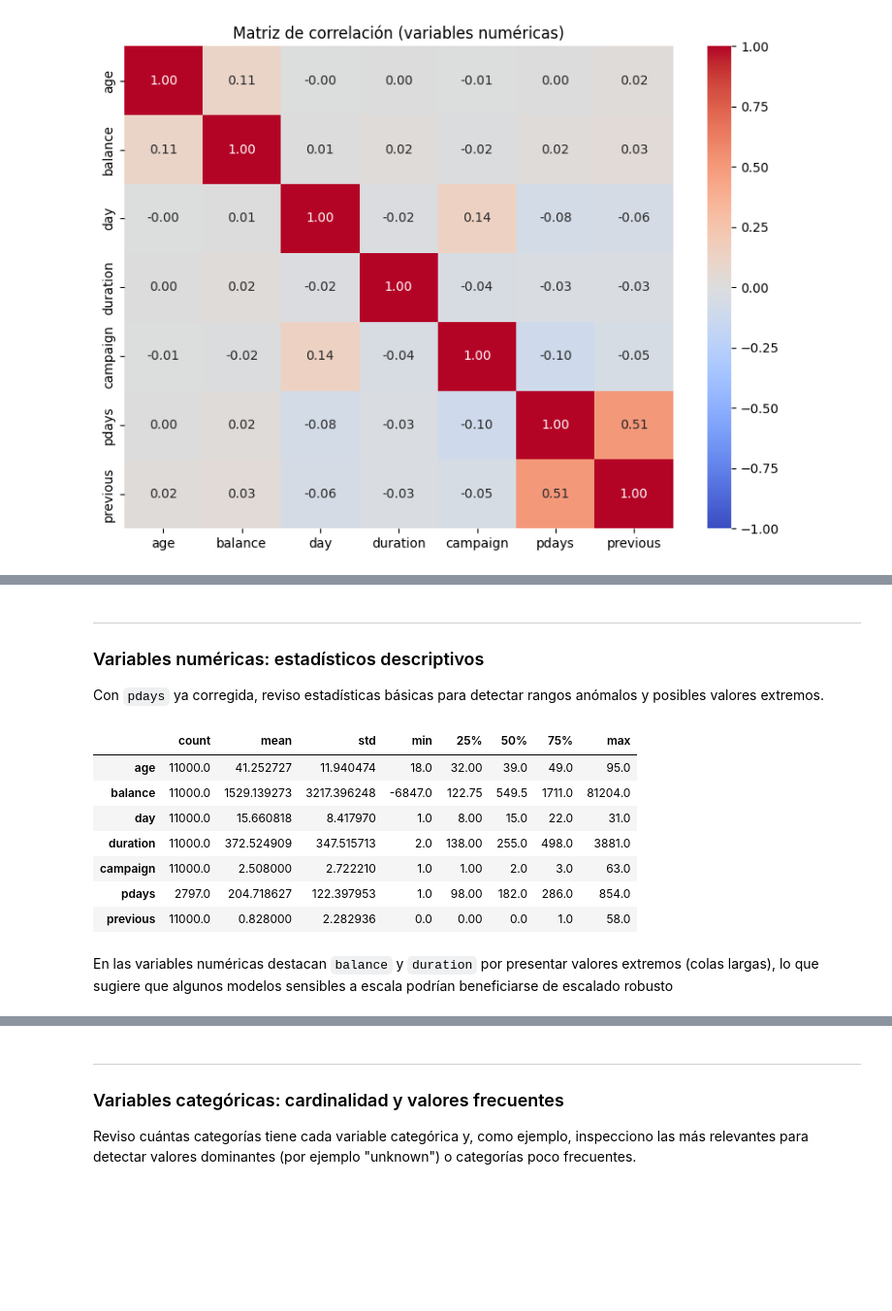
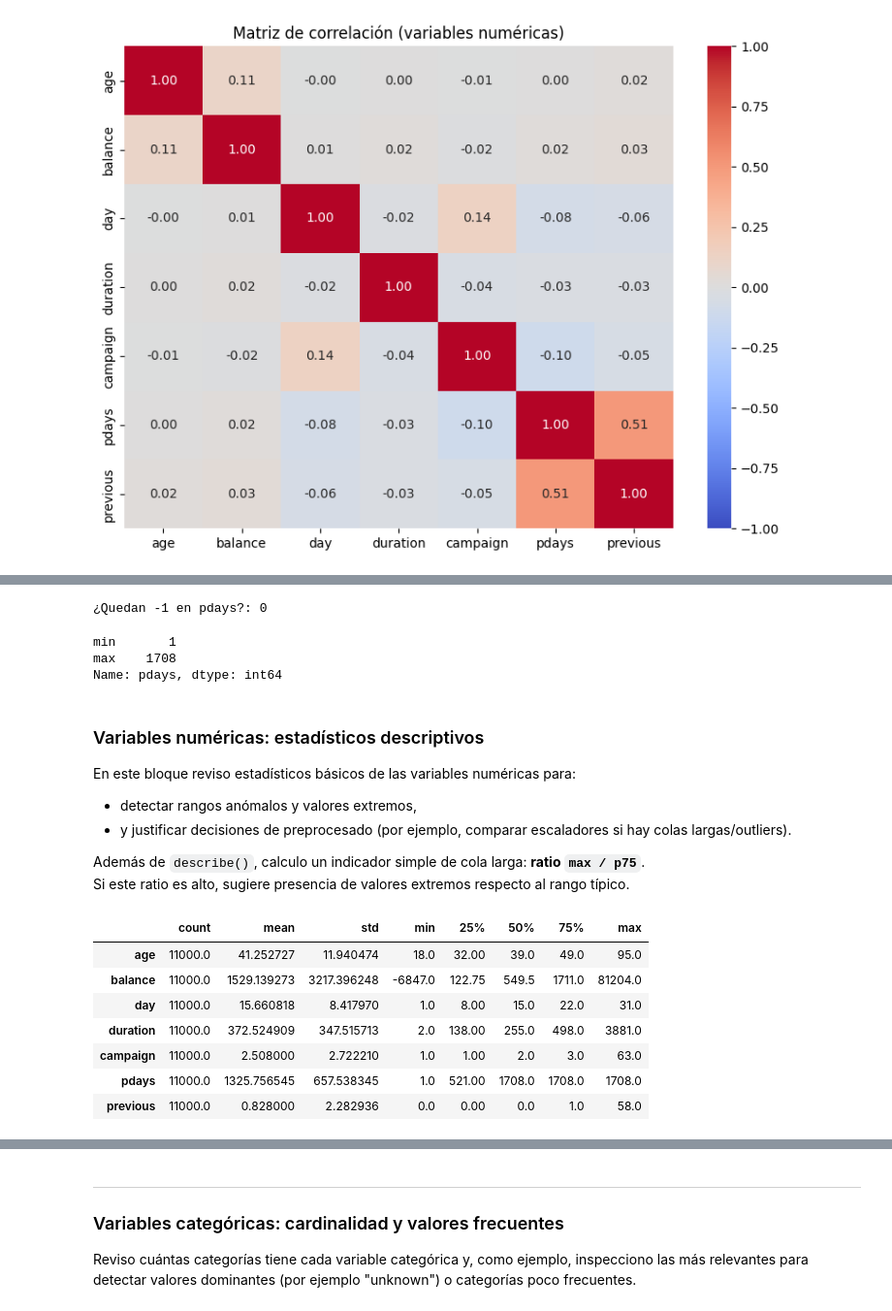
Before and after one commit to DiegoVa6/Grupo05_Practica1, a Jupyter notebook: exercise.ipynb, the cells around one changed output, grey strips where cells are left out. Shown at 97% size. Drawn from its saved outputs; the diff is of its cells as text; code cells hidden in the pictures; blank space fills up the shorter version.

Commit message:
fixed first part of EDA to be simpler and easier to read

```diff
--- a/exercise.ipynb
+++ b/exercise.ipynb
@@ -155,0 +177,5 @@ np.int64(0)
+# %%
+num_cols = X.select_dtypes(include=["int64", "float64"]).columns.tolist()
+cat_cols = X.select_dtypes(include=["object", "category"]).columns.tolist()
+print(f"Numéricas ({len(num_cols)}): {', '.join(num_cols)}")
+print(f"Categóricas ({len(cat_cols)}): {', '.join(cat_cols)}")
@@ -207,3 +227,0 @@ Para separar el concepto “¿hubo contacto previo?” del valor numérico “¿
-# %%
-X["npdays"] = (X["pdays"] != -1).astype(int)
-X["pdays"] = X["pdays"].replace(-1, np.nan)
@@ -222,0 +246,19 @@ np.float64(74.57272727272726)
+# %%
+# Rango real de pdays (sin -1)
+pdays_real = X.loc[X["pdays"] != -1, "pdays"]
+
+# (opcional) Histograma solo de valores reales
+plt.hist(pdays_real, bins=30)
+plt.title("Distribución de pdays (sin -1)")
+plt.xlabel("pdays"); plt.ylabel("Frecuencia")
+plt.show()
+
+# Máximo real y valor de recodificación
+pdays_max_real = pdays_real.max()
+pdays_fill_value = int(2 * pdays_max_real)
+
+print("Máximo pdays real (sin -1):", pdays_max_real)
+print("Valor asignado a 'no contacto previo' (2*max):", pdays_fill_value)
+
+# Recodificación final
+X["pdays"] = X["pdays"].replace(-1, pdays_fill_value)
@@ -223,18 +269,33 @@ np.float64(74.57272727272726)
+# %%
+# Checks: ya no debería haber -1
+print("¿Quedan -1 en pdays?:", (X["pdays"] == -1).sum())
+
+# Rango final de pdays tras recodificación
+X["pdays"].agg(["min", "max"])
+# %% [output]
+¿Quedan -1 en pdays?: 0
+min       1
+max    1708
+Name: pdays, dtype: int64
 # %% [markdown]
----
 ### Variables numéricas: estadísticos descriptivos
 
-Con `pdays` ya corregida, reviso estadísticas básicas para detectar rangos anómalos y posibles valores extremos.
+En este bloque reviso estadísticos básicos de las variables numéricas para:
+- detectar rangos anómalos y valores extremos,
+- y justificar decisiones de preprocesado (por ejemplo, comparar escaladores si hay colas largas/outliers).
+
+Además de `describe()`, calculo un indicador simple de cola larga: **ratio `max / p75`**.
+Si este ratio es alto, sugiere presencia de valores extremos respecto al rango típico.
 # %%
-X[num_cols].describe().T
+# 1) Resumen descriptivo clásico
+num_desc = X[num_cols].describe().T
+num_desc
 # %% [output]
 |  | count | mean | std | min | 25% | 50% | 75% | max |
 | age | 11000.0 | 41.252727 | 11.940474 | 18.0 | 32.00 | 39.0 | 49.0 | 95.0 |
 | balance | 11000.0 | 1529.139273 | 3217.396248 | -6847.0 | 122.75 | 549.5 | 1711.0 | 81204.0 |
 | day | 11000.0 | 15.660818 | 8.417970 | 1.0 | 8.00 | 15.0 | 22.0 | 31.0 |
 | duration | 11000.0 | 372.524909 | 347.515713 | 2.0 | 138.00 | 255.0 | 498.0 | 3881.0 |
 | campaign | 11000.0 | 2.508000 | 2.722210 | 1.0 | 1.00 | 2.0 | 3.0 | 63.0 |
-| pdays | 2797.0 | 204.718627 | 122.397953 | 1.0 | 98.00 | 182.0 | 286.0 | 854.0 |
+| pdays | 11000.0 | 1325.756545 | 657.538345 | 1.0 | 521.00 | 1708.0 | 1708.0 | 1708.0 |
 | previous | 11000.0 | 0.828000 | 2.282936 | 0.0 | 0.00 | 0.0 | 1.0 | 58.0 |
-# %% [markdown]
-En las variables numéricas destacan `balance` y `duration` por presentar valores extremos (colas largas), lo que sugiere que algunos modelos sensibles a escala podrían beneficiarse de escalado robusto
```
Also changed, not shown: parts of 59 cells of this notebook.
